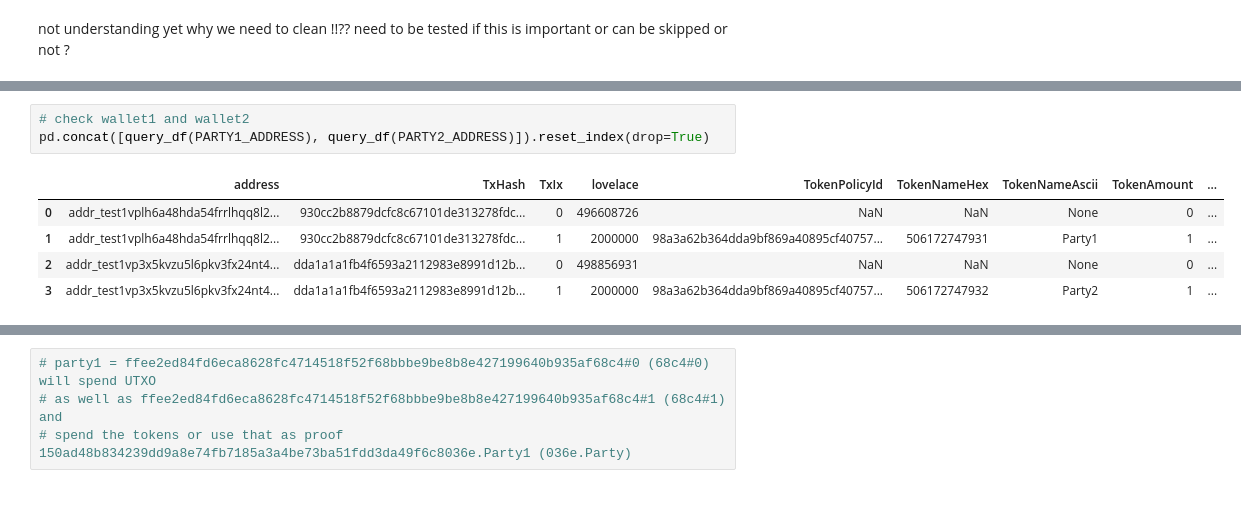
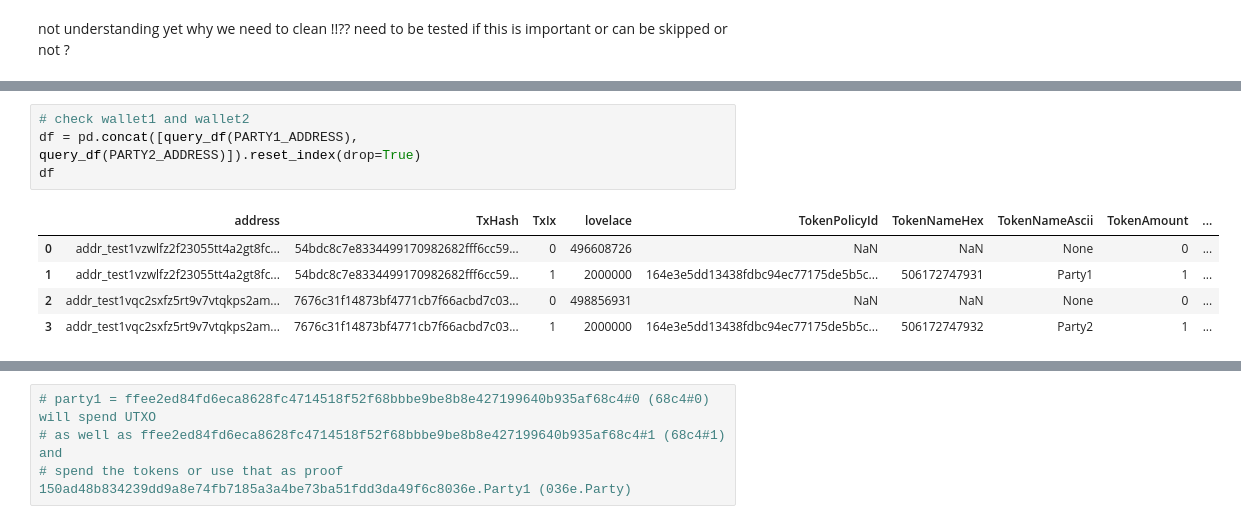
Before and after one commit to littlefish-foundation/cardano-contracts-cookbook, a Jupyter notebook: code/notebooks/howto_cardano_swap_contract.ipynb, the cells around one changed output, grey strips where cells are left out. Saved outputs shown, nothing was run; the diff lists cells and outputs as text.

```diff
--- a/code/notebooks/howto_cardano_swap_contract.ipynb
+++ b/code/notebooks/howto_cardano_swap_contract.ipynb
@@ -1230,9 +1270,10 @@ TxId "dda1a1a1fb4f6593a2112983e8991d12b12f059b532b73a7c9d8b7660b89480d"
 # %%
 # check wallet1 and wallet2
-pd.concat([query_df(PARTY1_ADDRESS), query_df(PARTY2_ADDRESS)]).reset_index(drop=True)
+df = pd.concat([query_df(PARTY1_ADDRESS), query_df(PARTY2_ADDRESS)]).reset_index(drop=True)
+df
 # %% [output]
 |  | address | TxHash | TxIx | lovelace | TokenPolicyId | TokenNameHex | TokenNameAscii | TokenAmount | ... |
-| 0 | addr_test1vplh6a48hda54frrlhqq8l2... | 930cc2b8879dcfc8c67101de313278fdc... | 0 | 496608726 | NaN | NaN | None | 0 | ... |
-| 1 | addr_test1vplh6a48hda54frrlhqq8l2... | 930cc2b8879dcfc8c67101de313278fdc... | 1 | 2000000 | 98a3a62b364dda9bf869a40895cf40757... | 506172747931 | Party1 | 1 | ... |
-| 2 | addr_test1vp3x5kvzu5l6pkv3fx24nt4... | dda1a1a1fb4f6593a2112983e8991d12b... | 0 | 498856931 | NaN | NaN | None | 0 | ... |
-| 3 | addr_test1vp3x5kvzu5l6pkv3fx24nt4... | dda1a1a1fb4f6593a2112983e8991d12b... | 1 | 2000000 | 98a3a62b364dda9bf869a40895cf40757... | 506172747932 | Party2 | 1 | ... |
+| 0 | addr_test1vzwlfz2f23055tt4a2gt8fc... | 54bdc8c7e8334499170982682fff6cc59... | 0 | 496608726 | NaN | NaN | None | 0 | ... |
+| 1 | addr_test1vzwlfz2f23055tt4a2gt8fc... | 54bdc8c7e8334499170982682fff6cc59... | 1 | 2000000 | 164e3e5dd13438fdbc94ec77175de5b5c... | 506172747931 | Party1 | 1 | ... |
+| 2 | addr_test1vqc2sxfz5rt9v7vtqkps2am... | 7676c31f14873bf4771cb7f66acbd7c03... | 0 | 498856931 | NaN | NaN | None | 0 | ... |
+| 3 | addr_test1vqc2sxfz5rt9v7vtqkps2am... | 7676c31f14873bf4771cb7f66acbd7c03... | 1 | 2000000 | 164e3e5dd13438fdbc94ec77175de5b5c... | 506172747932 | Party2 | 1 | ... |
```
Also changed, not shown: parts of 52 cells of this notebook, 1 other file.
